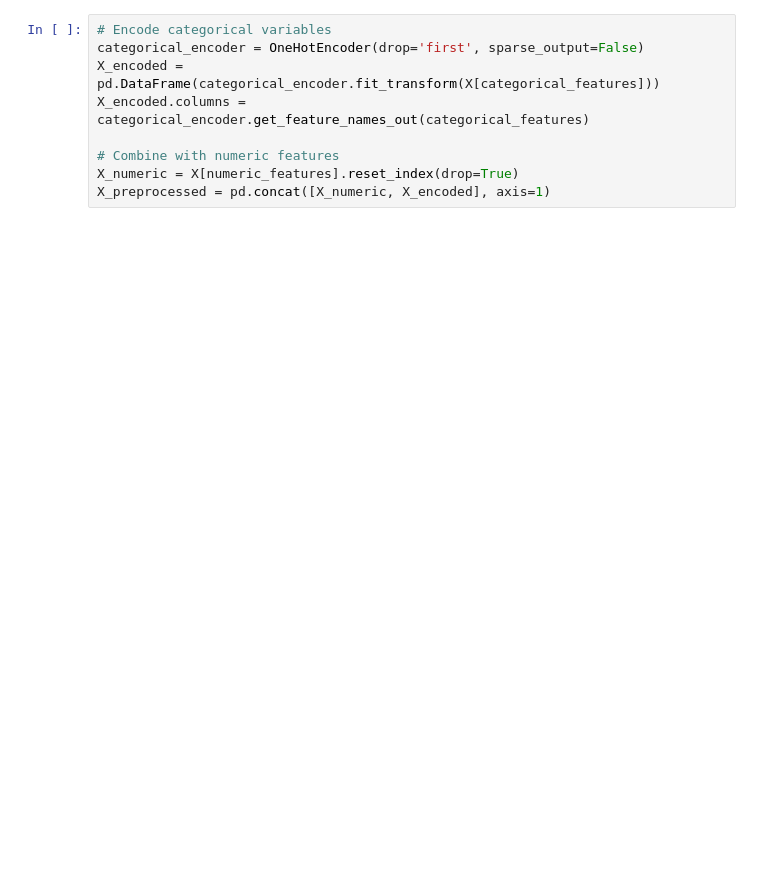
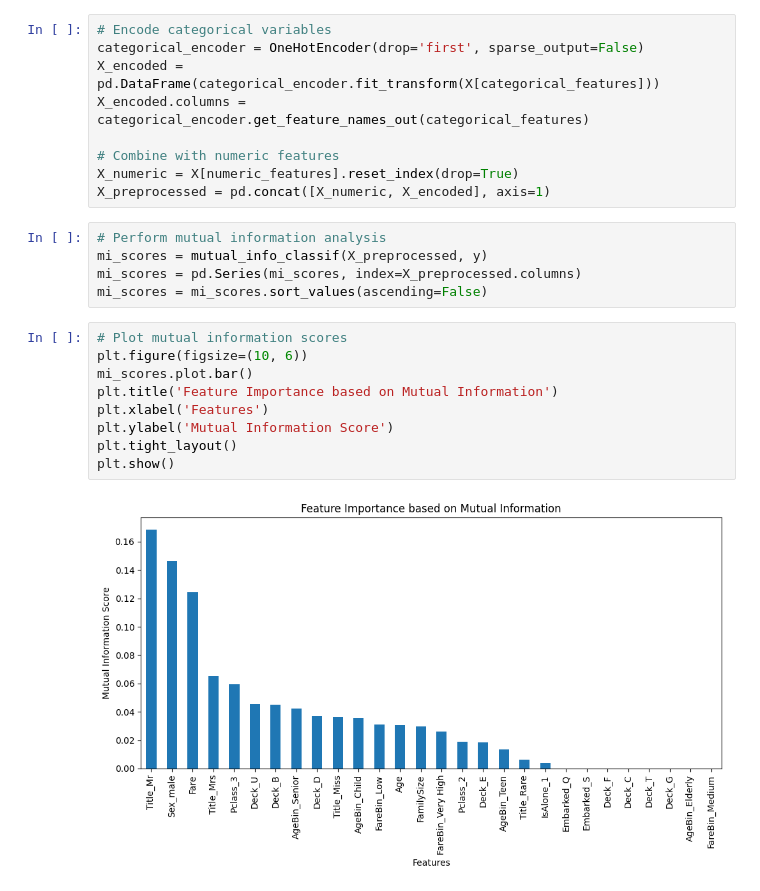
Before and after one commit to bonesclarke/Titanic, a Jupyter notebook: Titanic Prediction.ipynb, the cells around one changed output. Drawn from its saved outputs; the diff is of its cells as text; blank space fills up the shorter version.

```diff
--- a/Titanic Prediction.ipynb
+++ b/Titanic Prediction.ipynb
@@ -110,3 +135,19 @@ X_encoded.columns = categorical_encoder.get_feature_names_out(categorical_featur
 # Combine with numeric features
 X_numeric = X[numeric_features].reset_index(drop=True)
 X_preprocessed = pd.concat([X_numeric, X_encoded], axis=1)
+# %%
+# Perform mutual information analysis
+mi_scores = mutual_info_classif(X_preprocessed, y)
+mi_scores = pd.Series(mi_scores, index=X_preprocessed.columns)
+mi_scores = mi_scores.sort_values(ascending=False)
+# %%
+# Plot mutual information scores
+plt.figure(figsize=(10, 6))
+mi_scores.plot.bar()
+plt.title('Feature Importance based on Mutual Information')
+plt.xlabel('Features')
+plt.ylabel('Mutual Information Score')
+plt.tight_layout()
+plt.show()
+# %% [output]
+[figure, added]
```
Also changed, not shown: parts of 7 cells of this notebook.
